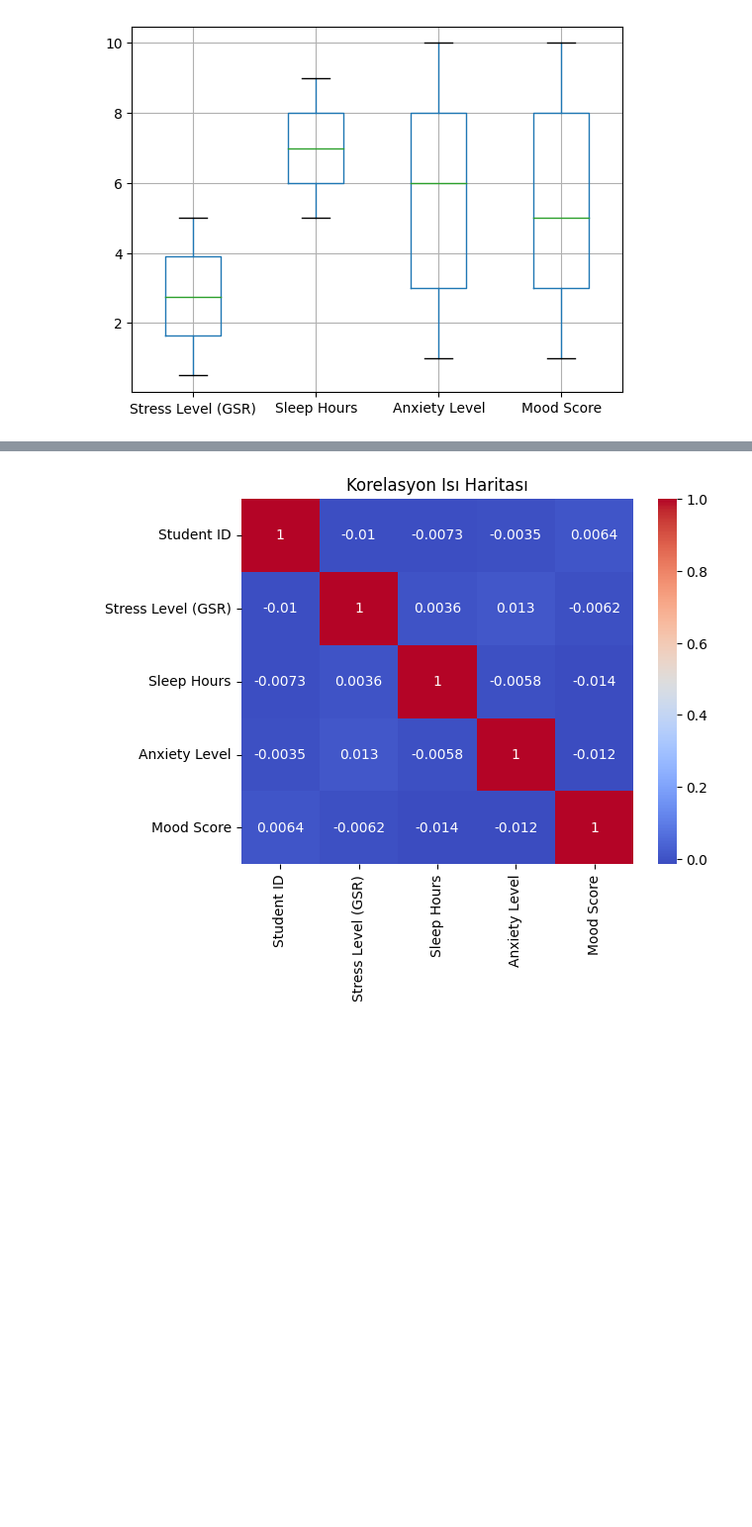
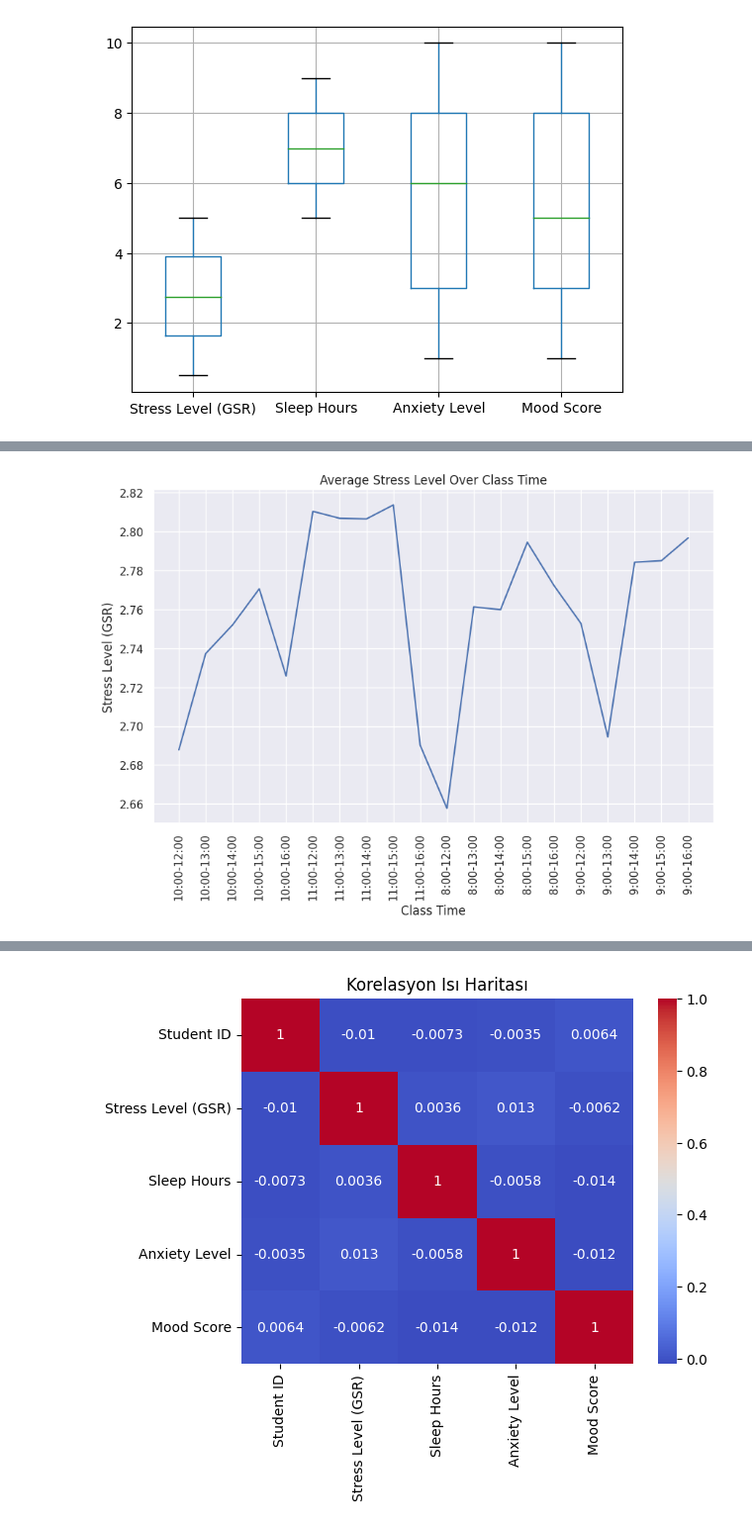
Before and after one commit to yildirim-alican/Student-Health-and-Attendance-Data-Istatistikler, a Jupyter notebook: temel-statistik-denemeleri.ipynb, the cells around one changed output, grey strips where cells are left out. Shown at 99% size. Saved outputs shown, nothing was run; the diff lists cells and outputs as text; code cells hidden in the pictures; blank space fills up the shorter version.

```diff
--- a/temel-statistik-denemeleri.ipynb
+++ b/temel-statistik-denemeleri.ipynb
@@ -72 +254,11 @@ plt.show()
+# %%
+sns.set(rc = {'figure.figsize':(10,6)})
+time_group = data.groupby('Class Time')['Stress Level (GSR)'].mean().reset_index()
+sns.lineplot(data = time_group,
+             x = 'Class Time', y = 'Stress Level (GSR)')
+plt.title('Average Stress Level Over Class Time')
+plt.xticks(rotation = 90)
+plt.show()
+# %% [output]
+[figure, added]
 # %%
```
Also changed, not shown: parts of 42 cells of this notebook.
